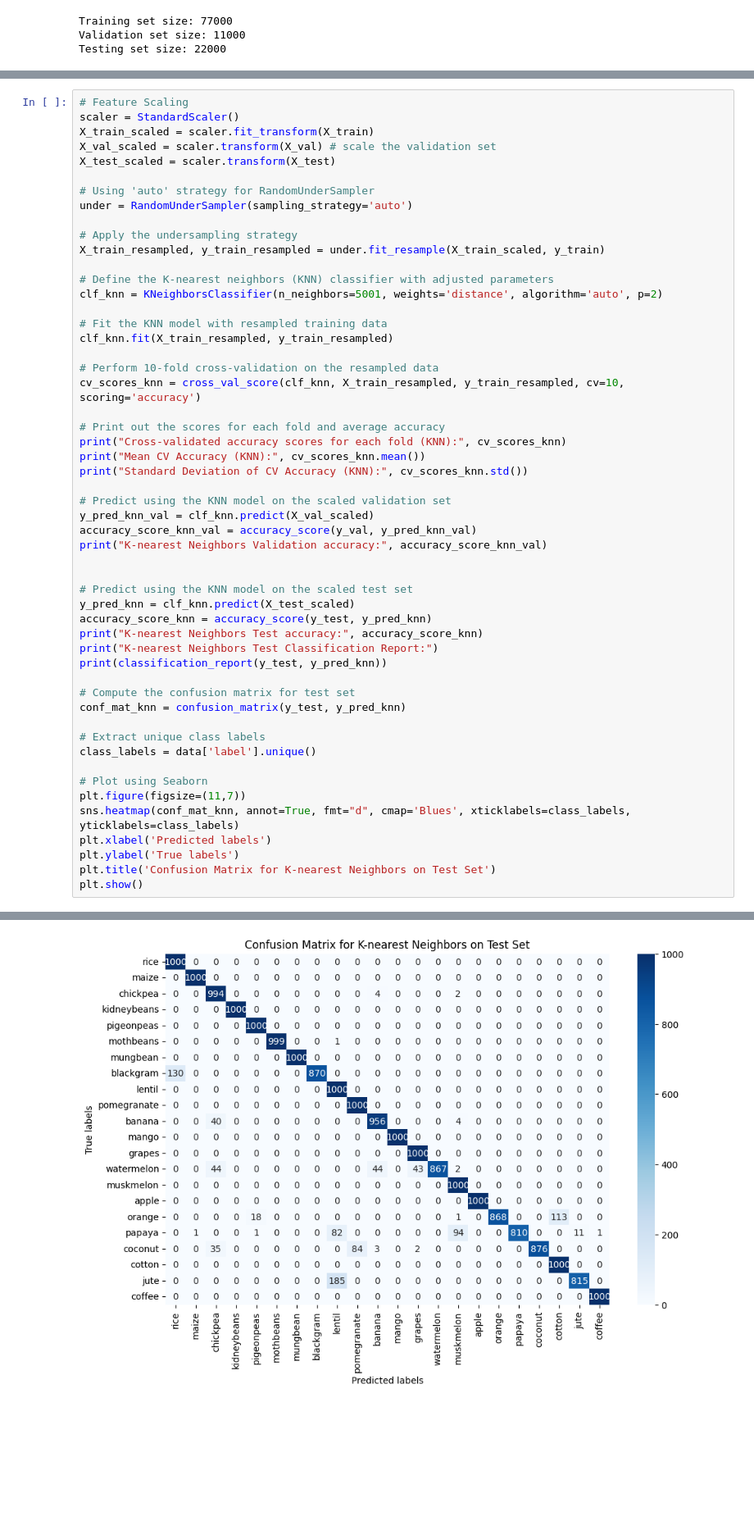
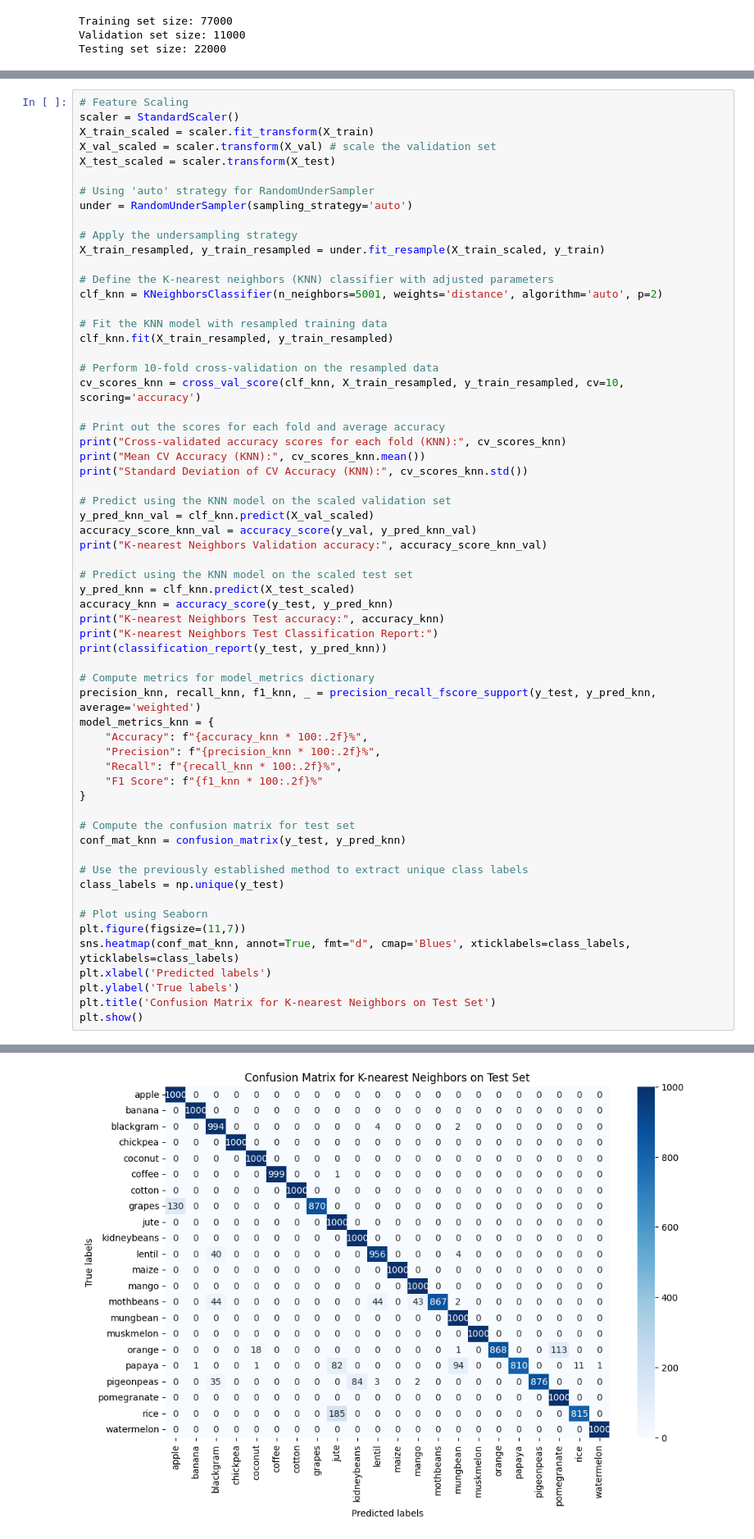
Before and after one commit to qasmendoza/crop-recommendation, a Jupyter notebook: Crops.ipynb, the cells around one changed output, grey strips where cells are left out. Shown at 82% size. Drawn from its saved outputs; the diff is of its cells as text; blank space fills up the shorter version.

```diff
--- a/Crops.ipynb
+++ b/Crops.ipynb
@@ -188,19 +242,27 @@ y_pred_knn_val = clf_knn.predict(X_val_scaled)
 accuracy_score_knn_val = accuracy_score(y_val, y_pred_knn_val)
 print("K-nearest Neighbors Validation accuracy:", accuracy_score_knn_val)
 
-
 # Predict using the KNN model on the scaled test set
 y_pred_knn = clf_knn.predict(X_test_scaled)
-accuracy_score_knn = accuracy_score(y_test, y_pred_knn)
-print("K-nearest Neighbors Test accuracy:", accuracy_score_knn)
+accuracy_knn = accuracy_score(y_test, y_pred_knn)
+print("K-nearest Neighbors Test accuracy:", accuracy_knn)
 print("K-nearest Neighbors Test Classification Report:")
 print(classification_report(y_test, y_pred_knn))
+
+# Compute metrics for model_metrics dictionary
+precision_knn, recall_knn, f1_knn, _ = precision_recall_fscore_support(y_test, y_pred_knn, average='weighted')
+model_metrics_knn = {
+    "Accuracy": f"{accuracy_knn * 100:.2f}%",
+    "Precision": f"{precision_knn * 100:.2f}%",
+    "Recall": f"{recall_knn * 100:.2f}%",
+    "F1 Score": f"{f1_knn * 100:.2f}%"
+}
 
 # Compute the confusion matrix for test set
 conf_mat_knn = confusion_matrix(y_test, y_pred_knn)
 
-# Extract unique class labels
-class_labels = data['label'].unique()
+# Use the previously established method to extract unique class labels
+class_labels = np.unique(y_test)
 
 # Plot using Seaborn
 plt.figure(figsize=(11,7))
@@ -217,17 +279,17 @@ Standard Deviation of CV Accuracy (KNN): 0.001440563597284364
 K-nearest Neighbors Validation accuracy: 0.9567272727272728
 K-nearest Neighbors Test accuracy: 0.9570454545454545
 K-nearest Neighbors Test Classification Report:
               precision    recall  f1-score   support
 
        apple       0.88      1.00      0.94      1000
       banana       1.00      1.00      1.00      1000
    blackgram       0.89      0.99      0.94      1000
 ... (19 lines left out)
 
     accuracy                           0.96     22000
    macro avg       0.96      0.96      0.96     22000
 weighted avg       0.96      0.96      0.96     22000
-[figure, old version]
+[figure, new version]
 # %%
 
 # Set up the RandomUnderSampler
```
Also changed, not shown: parts of 24 cells of this notebook.
